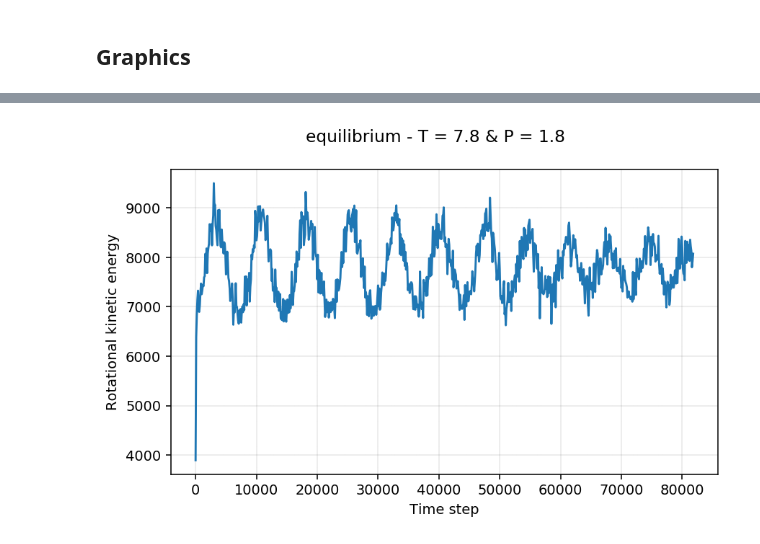
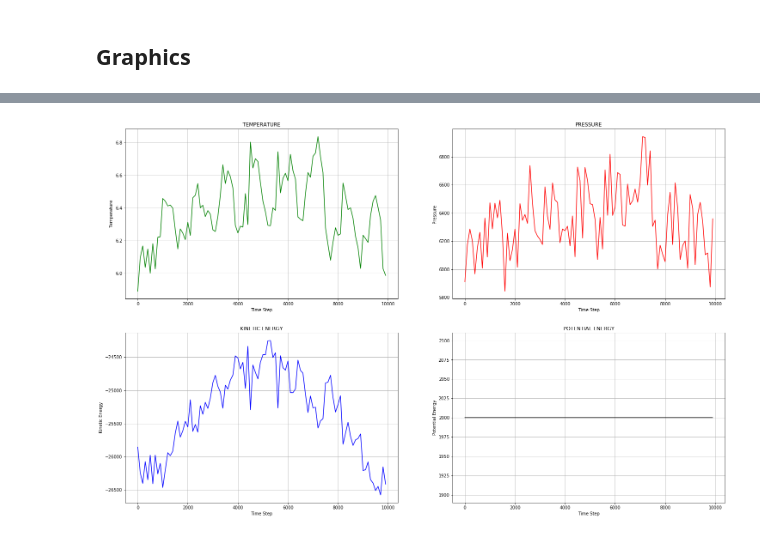
Before and after one commit to emmanuellfc/NP-with-Liquid-Crystals, a Jupyter notebook: Cluster/P_18/Thermodynamical Analysis.ipynb, the cells around one changed output, grey strips where cells are left out. Saved outputs shown, nothing was run; the diff lists cells and outputs as text; code cells hidden in the pictures.

```diff
--- a/Cluster/P_18/Thermodynamical Analysis.ipynb
+++ b/Cluster/P_18/Thermodynamical Analysis.ipynb
@@ -22,9 +18,9 @@ from matplotlib import pyplot
 # %%
 #-----Define variables.
 
-t_max = 7.8;
+t_max = 6.2;
 p_max = 1.8;
-simulation_part = "equilibrium";
+simulation_part = "ramp";
 # %%
 #-----Declare ta file name.
 
@@ -110,10 +56,34 @@ pyplot.grid(True, color = 'k', linestyle = '--', linewidth = 0.1);
-# %%
-pyplot.figure(figsize = (7,4), dpi = 140);
-pyplot.plot(data[:,0], data[:,8]);
-pyplot.xlabel('Time step');
-pyplot.ylabel('Rotational kinetic energy');
-pyplot.suptitle(simulation_part + " - "+ "T = " + str(t_max) + ' & ' + "P = " + str(p_max));
-pyplot.grid(True, color = 'k', linestyle = '--', linewidth = 0.1);
-#pyplot.savefig(fname = "Rotational__Kinetic_Energy_T_" + str(t_max) + "_P_" + str(p_max) + ".png", format = "png");
-# %% [output]
-[figure, removed]
+# %%
+plt.figure(figsize=(25,16))
+
+plt.subplot(221)
+plt.plot(data[:,0],data[:,9], 'g')
+plt.xlabel('Time Step')
+plt.ylabel('Temperature')
+plt.title('TEMPERATURE')
+plt.grid()
+
+plt.subplot(222)
+plt.plot(data[:,0],data[:,8],'r')
+plt.xlabel('Time Step')
+plt.ylabel('Pressure')
+plt.title('PRESSURE')
+plt.grid()
+
+plt.subplot(223)
+plt.plot(data[:,0],data[:,5],'b')
+plt.xlabel('Time Step')
+plt.ylabel('Kinetic Energy')
+plt.title('KINETIC ENERGY')
+plt.grid()
+
+plt.subplot(224)
+plt.plot(data[:,0],data[:,4],'k')
+plt.xlabel('Time Step')
+plt.ylabel('Potential Energy')
+plt.title('POTENTIAL ENERGY')
+plt.grid()
+
+plt.show()
+# %% [output]
+[figure, added]
```
Also changed, not shown: parts of 12 cells of this notebook, 37 other files.
